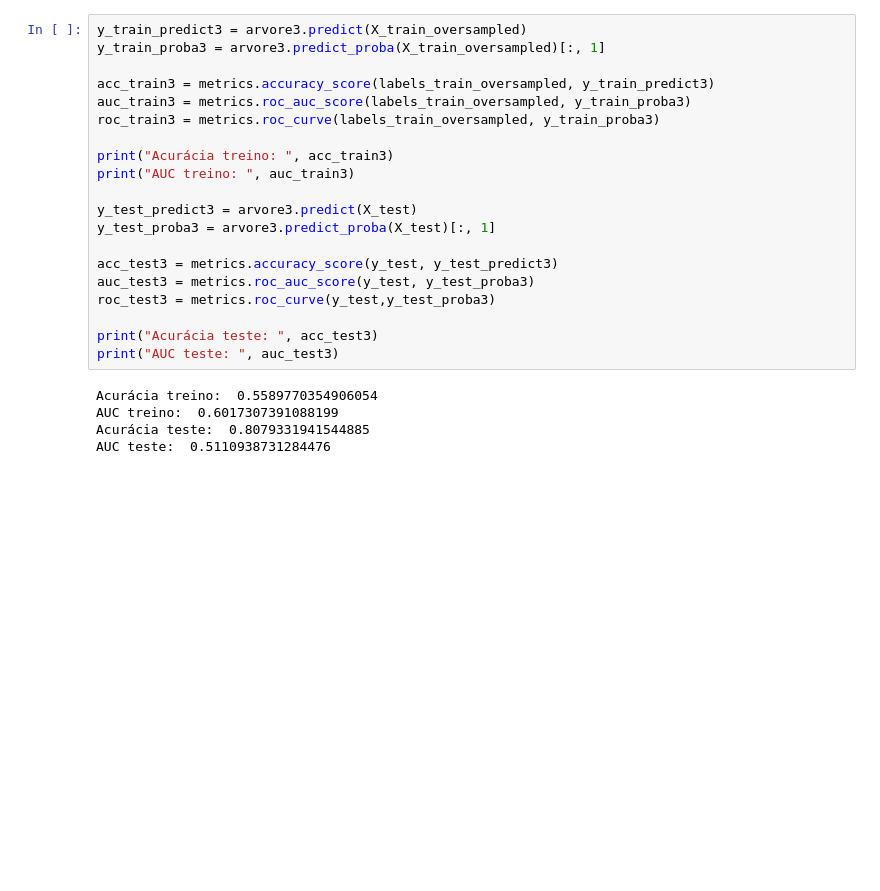
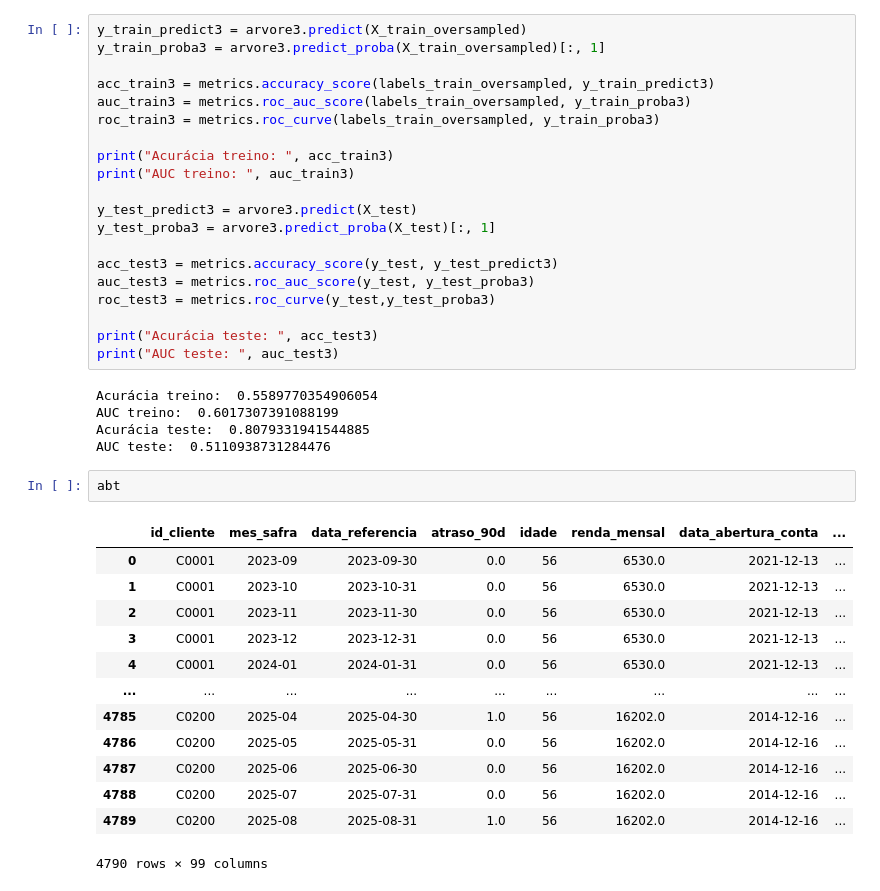
Before and after one commit to matheus-oscar/modelo_pd_2025, a Jupyter notebook: notebooks/revisao_case.ipynb, the cells around one changed output. Saved outputs shown, nothing was run; the diff lists cells and outputs as text; blank space fills up the shorter version.

```diff
--- a/notebooks/revisao_case.ipynb
+++ b/notebooks/revisao_case.ipynb
@@ -789,3 +789,19 @@ Acurácia treino:  0.5589770354906054
 AUC treino:  0.6017307391088199
 Acurácia teste:  0.8079331941544885
 AUC teste:  0.5110938731284476
+# %%
+abt
+# %% [output]
+|  | id_cliente | mes_safra | data_referencia | atraso_90d | idade | renda_mensal | data_abertura_conta | ... |
+| 0 | C0001 | 2023-09 | 2023-09-30 | 0.0 | 56 | 6530.0 | 2021-12-13 | ... |
+| 1 | C0001 | 2023-10 | 2023-10-31 | 0.0 | 56 | 6530.0 | 2021-12-13 | ... |
+| 2 | C0001 | 2023-11 | 2023-11-30 | 0.0 | 56 | 6530.0 | 2021-12-13 | ... |
+| 3 | C0001 | 2023-12 | 2023-12-31 | 0.0 | 56 | 6530.0 | 2021-12-13 | ... |
+| 4 | C0001 | 2024-01 | 2024-01-31 | 0.0 | 56 | 6530.0 | 2021-12-13 | ... |
+| ... | ... | ... | ... | ... | ... | ... | ... | ... |
+| 4785 | C0200 | 2025-04 | 2025-04-30 | 1.0 | 56 | 16202.0 | 2014-12-16 | ... |
+| 4786 | C0200 | 2025-05 | 2025-05-31 | 0.0 | 56 | 16202.0 | 2014-12-16 | ... |
+| 4787 | C0200 | 2025-06 | 2025-06-30 | 0.0 | 56 | 16202.0 | 2014-12-16 | ... |
+| 4788 | C0200 | 2025-07 | 2025-07-31 | 0.0 | 56 | 16202.0 | 2014-12-16 | ... |
+| 4789 | C0200 | 2025-08 | 2025-08-31 | 1.0 | 56 | 16202.0 | 2014-12-16 | ... |
+4790 rows × 99 columns
```
Also changed, not shown: parts of 1 cell of this notebook.
